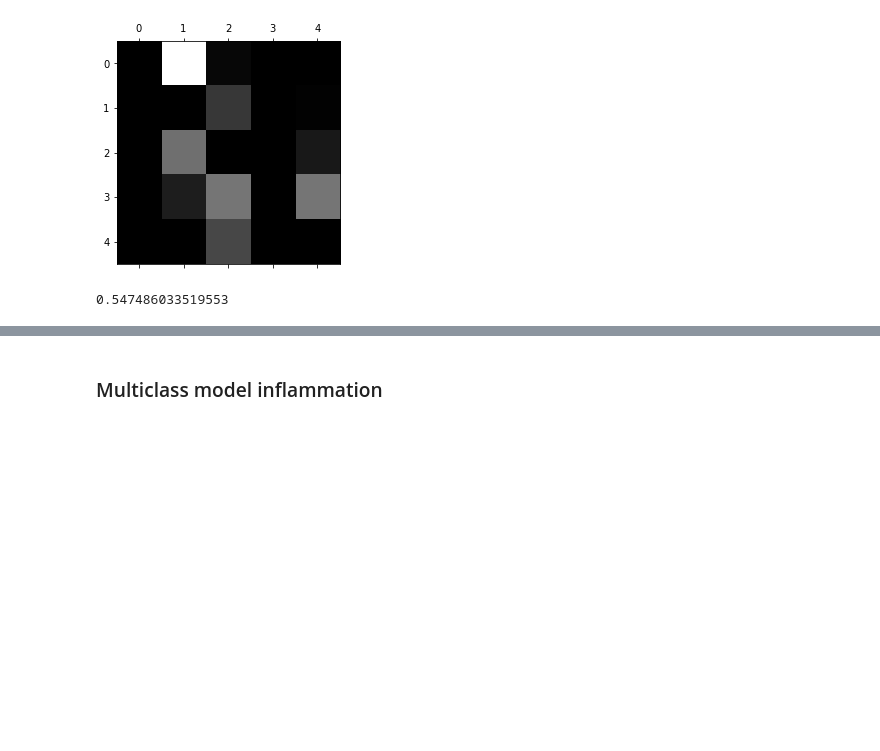
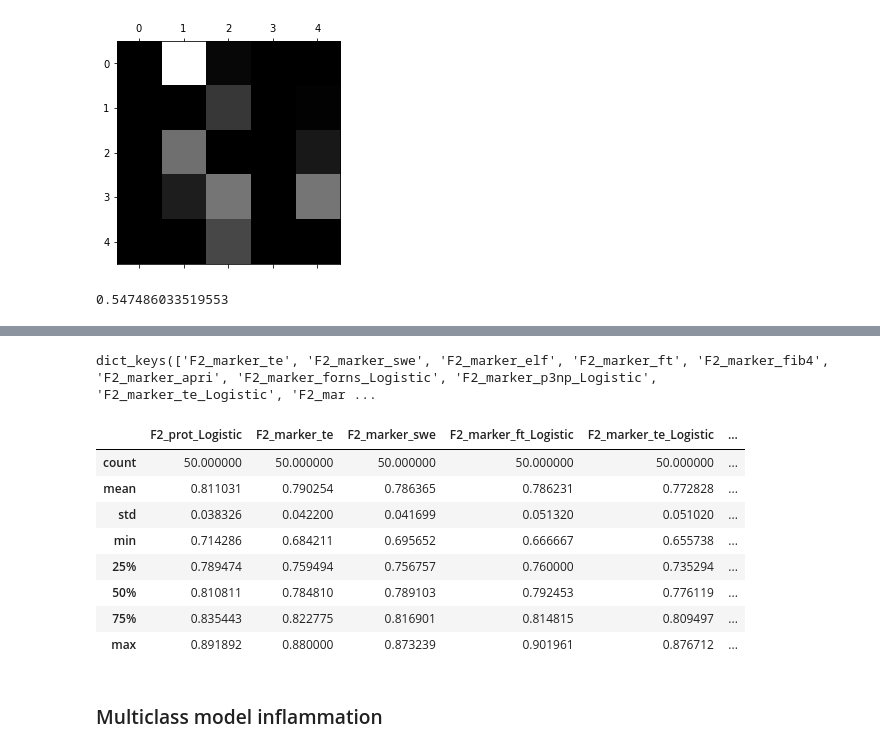
Before and after one commit to llniu/ALD-study, a Jupyter notebook: ald_analysis_hw.ipynb, the cells around one changed output, grey strips where cells are left out. Drawn from its saved outputs; the diff is of its cells as text; code cells hidden in the pictures; blank space fills up the shorter version.

```diff
--- a/ald_analysis_hw.ipynb
+++ b/ald_analysis_hw.ipynb
@@ -2216,3 +2226,20 @@ sklm.accuracy_score(y, y_train_pred)
+# %%
+f2_results.keys()
+# %% [output]
+dict_keys(['F2_marker_te', 'F2_marker_swe', 'F2_marker_elf', 'F2_marker_ft', 'F2_marker_fib4', 'F2_marker_apri', 'F2_marker_forns_Logistic', 'F2_marker_p3np_Logistic', 'F2_marker_te_Logistic', 'F2_mar ...
+# %%
+F2_CV_stats = pd.DataFrame(f2_results).loc['f1'].apply(pd.Series).T.describe().sort_values(by='mean', axis=1, ascending=False)
+F2_CV_stats
+# %% [output]
+|  | F2_prot_Logistic | F2_marker_te | F2_marker_swe | F2_marker_ft_Logistic | F2_marker_te_Logistic | ... |
+| count | 50.000000 | 50.000000 | 50.000000 | 50.000000 | 50.000000 | ... |
+| mean | 0.811031 | 0.790254 | 0.786365 | 0.786231 | 0.772828 | ... |
+| std | 0.038326 | 0.042200 | 0.041699 | 0.051320 | 0.051020 | ... |
+| min | 0.714286 | 0.684211 | 0.695652 | 0.666667 | 0.655738 | ... |
+| 25% | 0.789474 | 0.759494 | 0.756757 | 0.760000 | 0.735294 | ... |
+| 50% | 0.810811 | 0.784810 | 0.789103 | 0.792453 | 0.776119 | ... |
+| 75% | 0.835443 | 0.822775 | 0.816901 | 0.814815 | 0.809497 | ... |
+| max | 0.891892 | 0.880000 | 0.873239 | 0.901961 | 0.876712 | ... |
 # %% [markdown]
 ### Multiclass model inflammation
 # %% [markdown]
```
Also changed, not shown: parts of 2 cells of this notebook.
